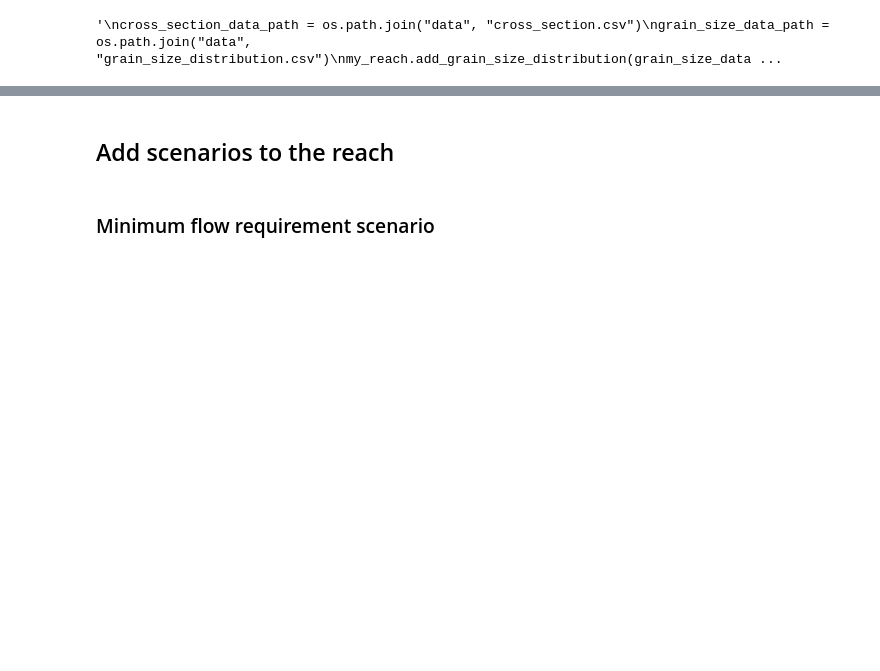
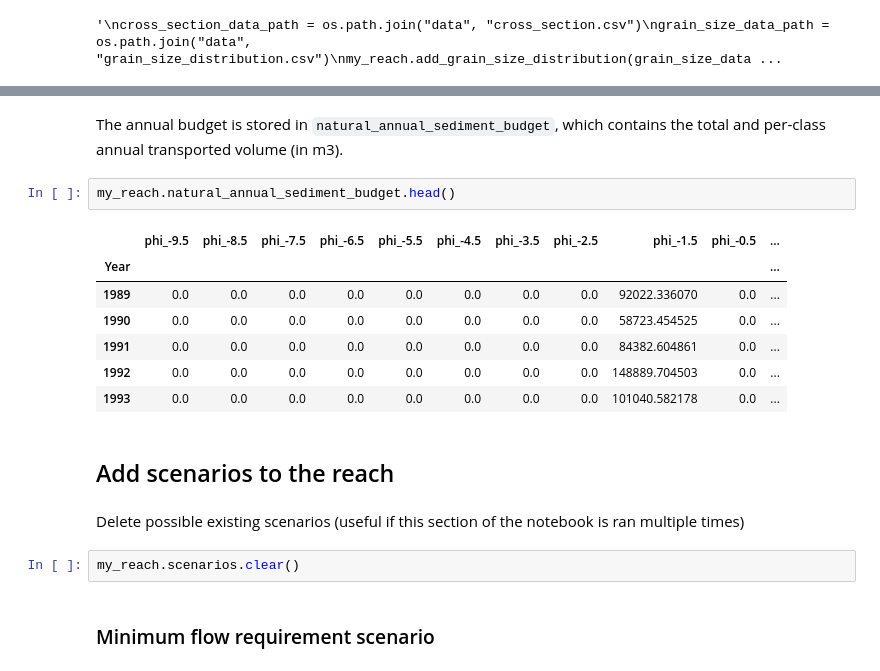
Before and after one commit to sara-acqua/sarawater, a Jupyter notebook: tutorials/tutorial_3_sediment_transport/tutorial_3_sediment_transport.ipynb, the cells around one changed output, grey strips where cells are left out. Saved outputs shown, nothing was run; the diff lists cells and outputs as text; blank space fills up the shorter version.

Commit message:
update sediment transport tutorial

```diff
--- a/tutorials/tutorial_3_sediment_transport/tutorial_3_sediment_transport.ipynb
+++ b/tutorials/tutorial_3_sediment_transport/tutorial_3_sediment_transport.ipynb
@@ -121,5 +158,21 @@ my_reach.add_cross_section_geometry(
+# %% [markdown]
+The annual budget is stored in ``natural_annual_sediment_budget``, which contains the total and per-class annual transported volume (in m3).
+# %%
+my_reach.natural_annual_sediment_budget.head()
+# %% [output]
+|  | phi_-9.5 | phi_-8.5 | phi_-7.5 | phi_-6.5 | phi_-5.5 | phi_-4.5 | phi_-3.5 | phi_-2.5 | phi_-1.5 | phi_-0.5 | ... |
+| Year |  |  |  |  |  |  |  |  |  |  | ... |
+| 1989 | 0.0 | 0.0 | 0.0 | 0.0 | 0.0 | 0.0 | 0.0 | 0.0 | 92022.336070 | 0.0 | ... |
+| 1990 | 0.0 | 0.0 | 0.0 | 0.0 | 0.0 | 0.0 | 0.0 | 0.0 | 58723.454525 | 0.0 | ... |
+| 1991 | 0.0 | 0.0 | 0.0 | 0.0 | 0.0 | 0.0 | 0.0 | 0.0 | 84382.604861 | 0.0 | ... |
+| 1992 | 0.0 | 0.0 | 0.0 | 0.0 | 0.0 | 0.0 | 0.0 | 0.0 | 148889.704503 | 0.0 | ... |
+| 1993 | 0.0 | 0.0 | 0.0 | 0.0 | 0.0 | 0.0 | 0.0 | 0.0 | 101040.582178 | 0.0 | ... |
 # %% [markdown]
 ## Add scenarios to the reach
+# %% [markdown]
+Delete possible existing scenarios (useful if this section of the notebook is ran multiple times)
+# %%
+my_reach.scenarios.clear()
 # %% [markdown]
 ### Minimum flow requirement scenario
 # %%
```
Also changed, not shown: parts of 22 cells of this notebook, 6 other files.
